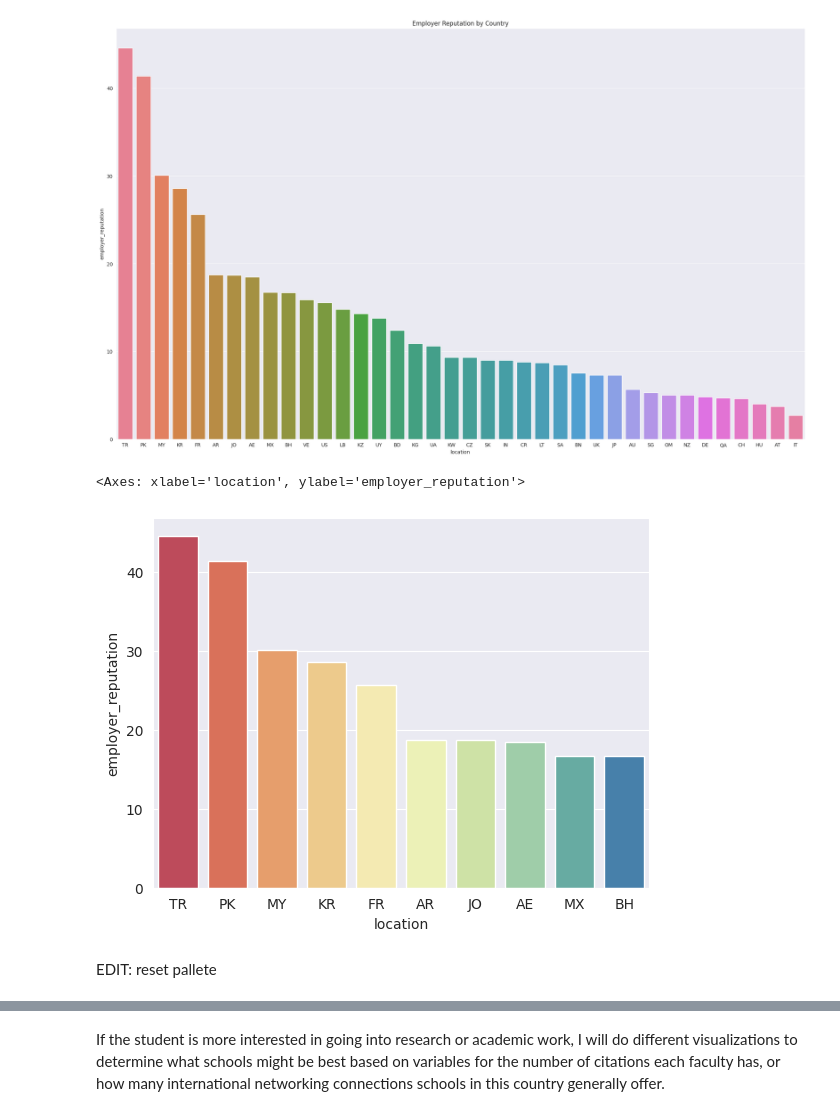
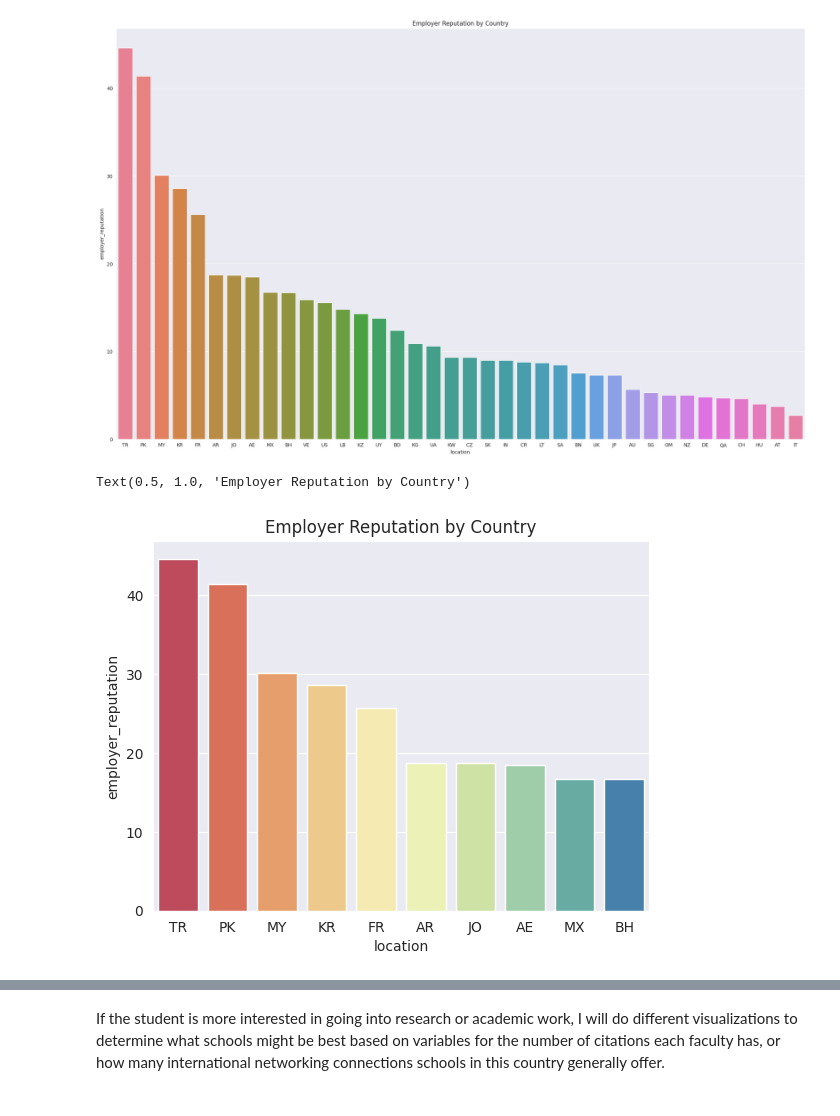
Before and after one commit to thezachdrake/UMD-INST760-Summer2024, a Jupyter notebook: notebooks/McNair-Notebook.ipynb, the cells around one changed output, grey strips where cells are left out. Drawn from its saved outputs; the diff is of its cells as text; code cells hidden in the pictures.

```diff
--- a/notebooks/McNair-Notebook.ipynb
+++ b/notebooks/McNair-Notebook.ipynb
@@ -263,23 +272,23 @@ Text(0.5, 1.0, 'Employer Reputation by Country')
 # %%
 top_10_reputations = reputation.head(10)
 
 #update the palette to a non sequential theme
 palette = sns.color_palette("Spectral", 10)
 
 sns.barplot(
     x="location",
     y="employer_reputation",
     data=top_10_reputations,
     estimator=sum,
     errorbar=None,
     hue='location',
     palette=palette
 )
+
+plt.title("Employer Reputation by Country")
 # %% [output]
-<Axes: xlabel='location', ylabel='employer_reputation'>
+Text(0.5, 1.0, 'Employer Reputation by Country')
-[figure, old version]
+[figure, new version]
-# %% [markdown]
-EDIT: reset pallete
 # %%
 top_10_employment = employment_outcomes.head(10)
 
```
Also changed, not shown: parts of 14 cells of this notebook.
